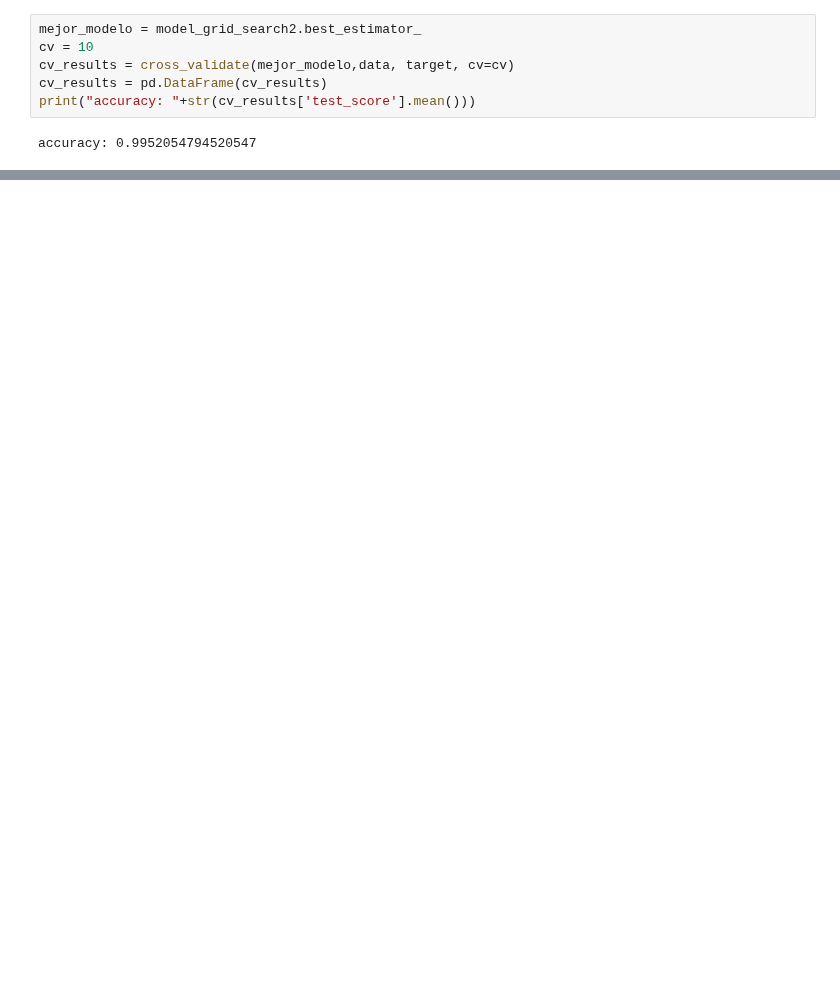
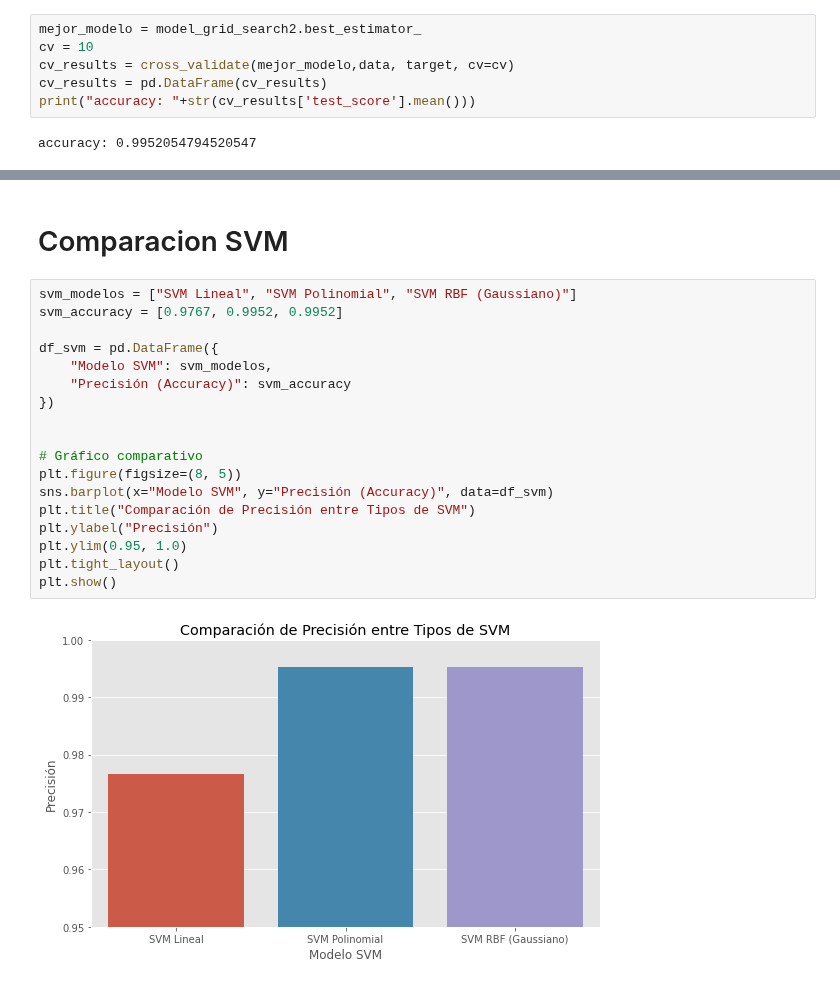
Before and after one commit to xtsebas/Houses_Prices, a Jupyter notebook: SVM.ipynb, the cells around one changed output, grey strips where cells are left out. Cells and saved outputs as stored; diff of their text form; blank space fills up the shorter version.

Commit message:
feat: compairing svm and other models

```diff
--- a/SVM.ipynb
+++ b/SVM.ipynb
@@ -331,0 +334,22 @@ plt.show()
+# %% [markdown]
+# Comparacion SVM
+# %%
+svm_modelos = ["SVM Lineal", "SVM Polinomial", "SVM RBF (Gaussiano)"]
+svm_accuracy = [0.9767, 0.9952, 0.9952]
+
+df_svm = pd.DataFrame({
+    "Modelo SVM": svm_modelos,
+    "Precisión (Accuracy)": svm_accuracy
+})
+
+
+# Gráfico comparativo
+plt.figure(figsize=(8, 5))
+sns.barplot(x="Modelo SVM", y="Precisión (Accuracy)", data=df_svm)
+plt.title("Comparación de Precisión entre Tipos de SVM")
+plt.ylabel("Precisión")
+plt.ylim(0.95, 1.0)
+plt.tight_layout()
+plt.show()
+# %% [output]
+[figure, added]
```
Also changed, not shown: parts of 12 cells of this notebook, 1 other file.
